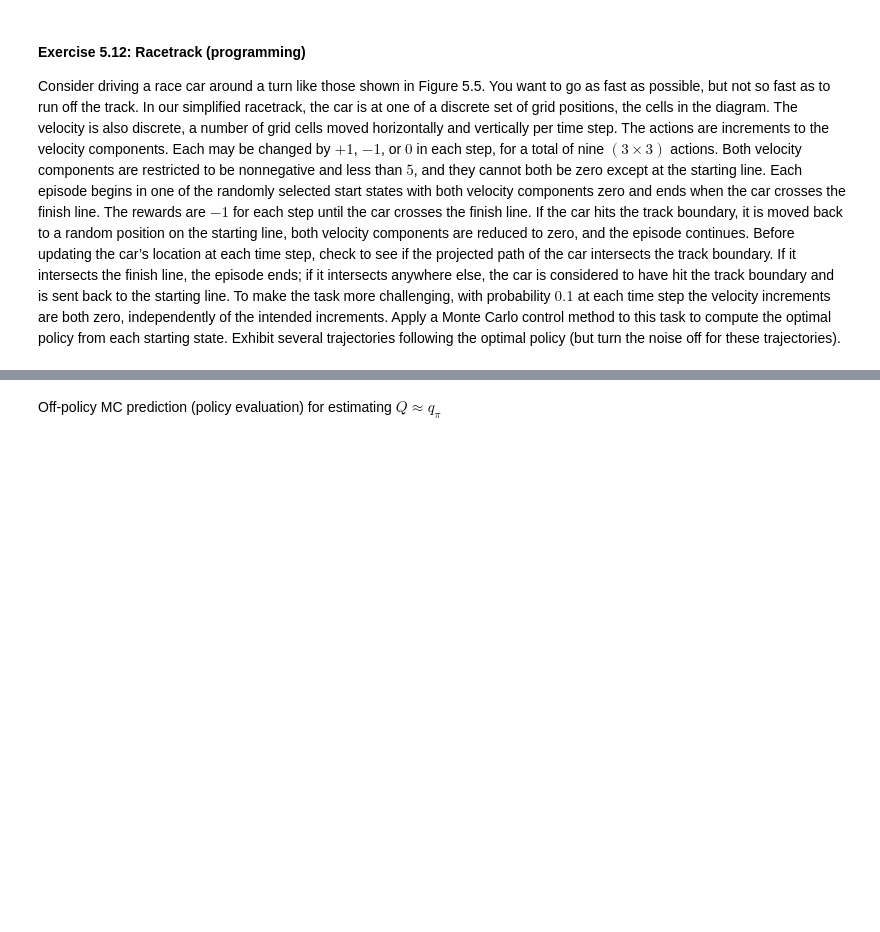
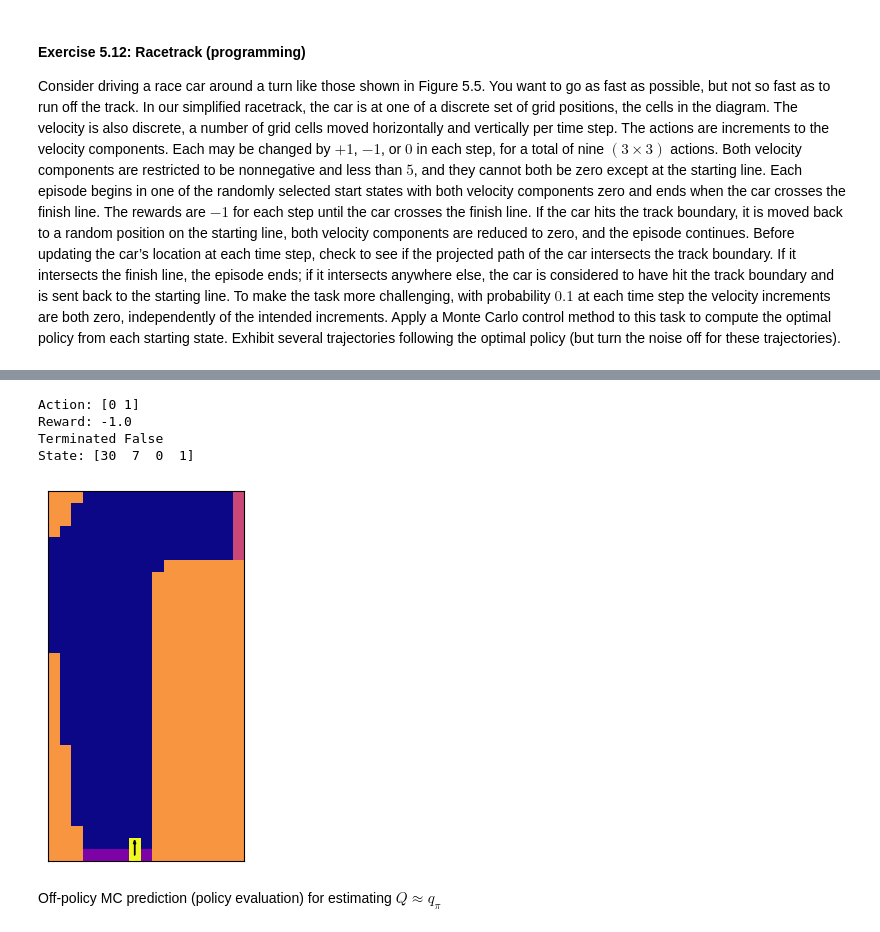
Before and after one commit to itsdaveba/rl-intro, a Jupyter notebook: chapter05/chapter05.ipynb, the cells around one changed output, grey strips where cells are left out. Cells and saved outputs as stored; diff of their text form; code cells hidden in the pictures; blank space fills up the shorter version.

```diff
--- a/chapter05/chapter05.ipynb
+++ b/chapter05/chapter05.ipynb
@@ -250,7 +250,7 @@ epsilon = 0.1
 policy = 0.5 * np.ones((*nvec, num_actions), dtype=np.float32)
 policy[0, :, 1, 0] = 0.0
 policy[0, :, 1, 1] = 1.0
-q = np.zeros((*nvec, num_actions))
+Q = np.zeros((*nvec, num_actions))
 count = np.zeros((*nvec, num_actions), dtype=int)
 
 num_episodes = int(2e6)
@@ -271,7 +271,7 @@ for _ in range(num_episodes):
         rewards.append(reward)
         T += 1
 
-    # Episode return for every firs-visit state
+    # Episode return for firs-visit state
     ep_return = 0.0
     for t in range(T-1, -1, -1):
         ep_return = rewards[t] + gamma * ep_return
@@ -279,13 +279,13 @@ for _ in range(num_episodes):
             state = tuple(states[t] - env.observation_space.start)
             action = actions[t]
             count[state][action] += 1
-            q[state][action] += (ep_return - q[state][action]) / count[state][action]
-            argmax = q[state] == np.max(q[state])
+            Q[state][action] += (ep_return - Q[state][action]) / count[state][action]
+            argmax = Q[state] == np.max(Q[state])
             policy[state] = np.where(argmax, (1 - epsilon) / np.sum(argmax) + epsilon / num_actions, epsilon / num_actions)
 
-v = (policy * q).sum(axis=-1)
-plot_value(v[:, :, 1], title=f"Optimal state-value function (usable ace)")
-plot_value(v[:, :, 0], title=f"Optimal state-value function (no usable ace)")
+V = (policy * Q).sum(axis=-1)
+plot_value(V[:, :, 1], title=f"Optimal state-value function (usable ace)")
+plot_value(V[:, :, 0], title=f"Optimal state-value function (no usable ace)")
 
 plot_policy(policy[:, :, 1], title="Optimal policy (usable ace)")
 plot_policy(policy[:, :, 0], title="Optimal policy (no usable ace)")
@@ -310,15 +310,15 @@ policy[:-3, :, :, 1] = 1.0
 
 # Analytic Policy Evaluation
 pol_eval = policy.reshape(num_states, 1, num_actions)
-A_eval = diagonal - gamma * (pol_eval @ A).squeeze()
-b_eval = (pol_eval @ b).squeeze()
-v_eval = np.linalg.solve(A_eval, b_eval)
-v = v_eval.reshape(nvec)
+P_eval = diagonal - gamma * (pol_eval @ P).squeeze()
+R_eval = (pol_eval @ R).squeeze()
+V_eval = np.linalg.solve(P_eval, R_eval)
+V = V_eval.reshape(nvec)
 
 # Value of initial state
 options = {"init_state": {"player": [1, 2], "dealer": [2]}}
 state, _ = env.reset(options=options)
-target_value = v[tuple(state - env.observation_space.start)]
+target_value = V[tuple(state - env.observation_space.start)]
 
 # Behavior policy
 behavior = 0.5 * np.ones((*nvec, num_actions), dtype=np.float32)
@@ -526,4 +513,0 @@ env.render()
-# %%
-action = (0, 0)
-env.step(action)
-env.render()
@@ -530,2 +575,16 @@ env.render()
+# %%
+action = get_action(policy, state)
+state, reward, terminated, _, _ = env.step(action)
+print("Action:", action)
+print("Reward:", reward)
+print("Terminated", terminated)
+print("State:", state)
+env.render()
+# %% [output]
+Action: [0 1]
+Reward: -1.0
+Terminated False
+State: [30  7  0  1]
+[figure, added]
 # %% [markdown]
 Off-policy MC prediction (policy evaluation) for estimating $Q \approx q_\pi$
```
Also changed, not shown: parts of 16 cells of this notebook, 3 other files.
